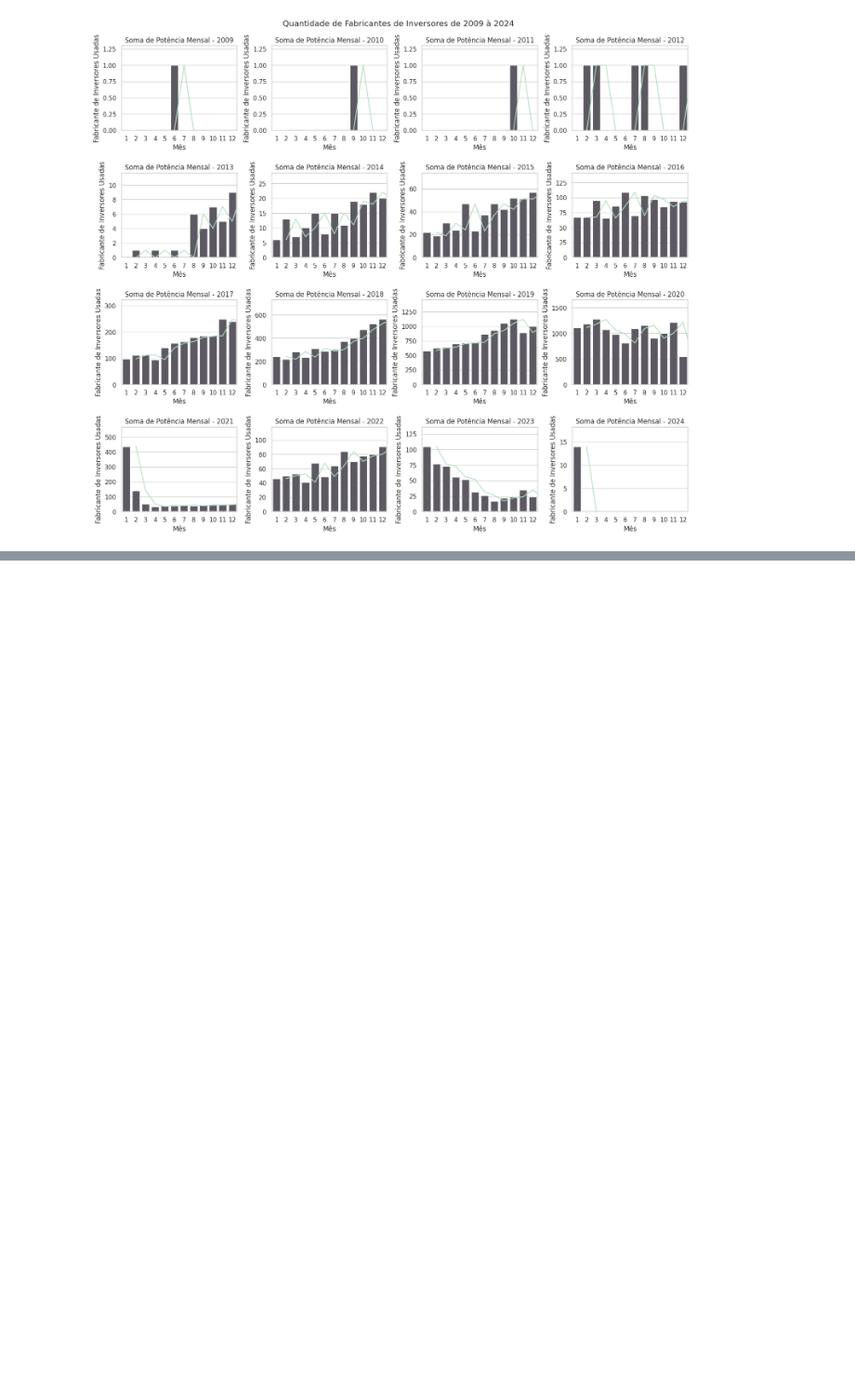
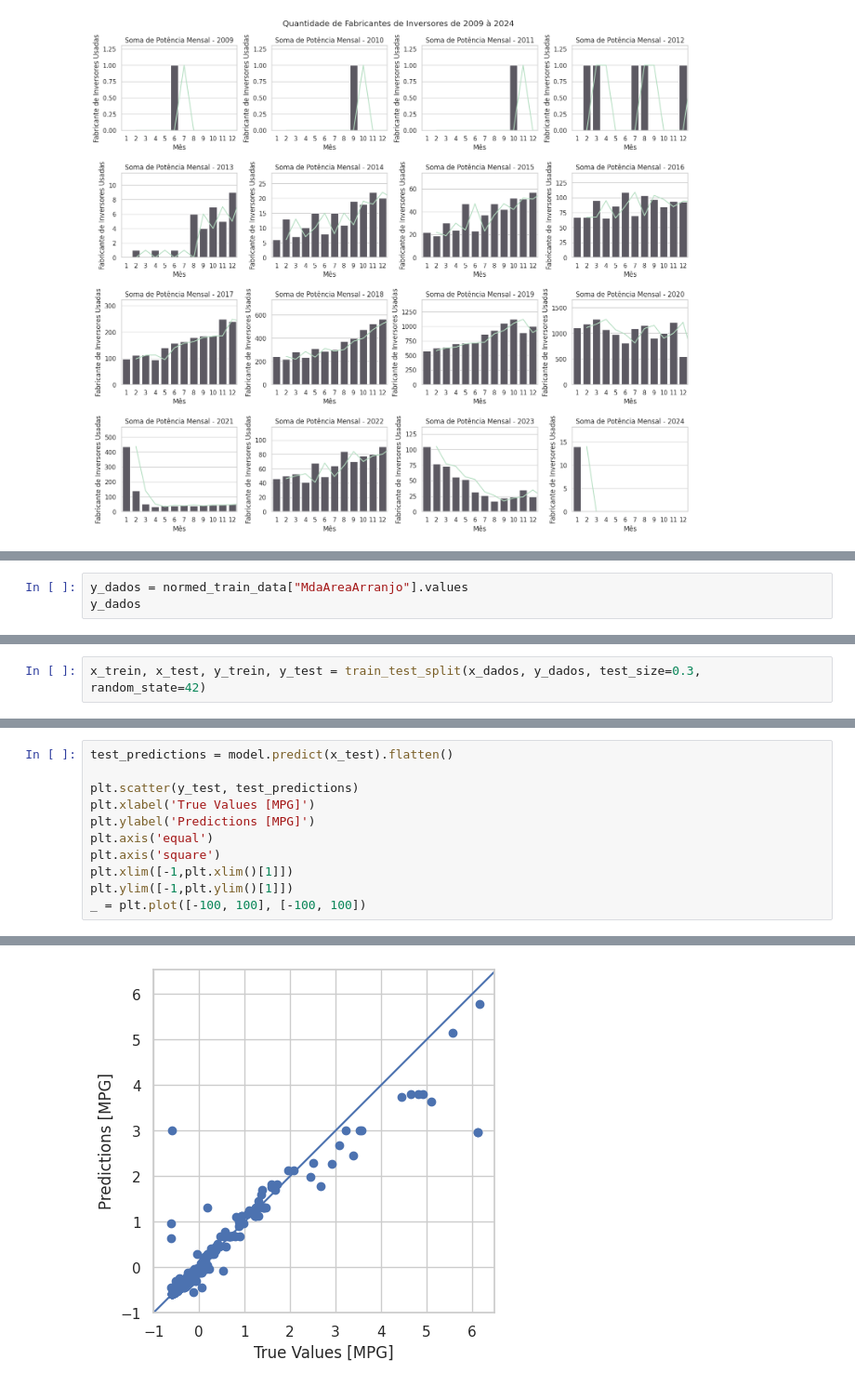
Before and after one commit to Oseiasdfarias/projeto_portifolio_data_science, a Jupyter notebook: geracao_distribuida_fotovoltaica.ipynb, the cells around one changed output, grey strips where cells are left out. Shown at 93% size. Cells and saved outputs as stored; diff of their text form; blank space fills up the shorter version.

```diff
--- a/geracao_distribuida_fotovoltaica.ipynb
+++ b/geracao_distribuida_fotovoltaica.ipynb
@@ -508,0 +604,3 @@ plt.show()
+# %%
+y_dados = normed_train_data["MdaAreaArranjo"].values
+y_dados
@@ -508,0 +612,2 @@ plt.show()
+# %%
+x_trein, x_test, y_trein, y_test = train_test_split(x_dados, y_dados, test_size=0.3, random_state=42)
@@ -508,0 +747,12 @@ plt.show()
+# %%
+test_predictions = model.predict(x_test).flatten()
+
+plt.scatter(y_test, test_predictions)
+plt.xlabel('True Values [MPG]')
+plt.ylabel('Predictions [MPG]')
+plt.axis('equal')
+plt.axis('square')
+plt.xlim([-1,plt.xlim()[1]])
+plt.ylim([-1,plt.ylim()[1]])
+_ = plt.plot([-100, 100], [-100, 100])
+# %% [output]
@@ -508,0 +760 @@ plt.show()
+[figure, added]
```
Also changed, not shown: parts of 31 cells of this notebook.
